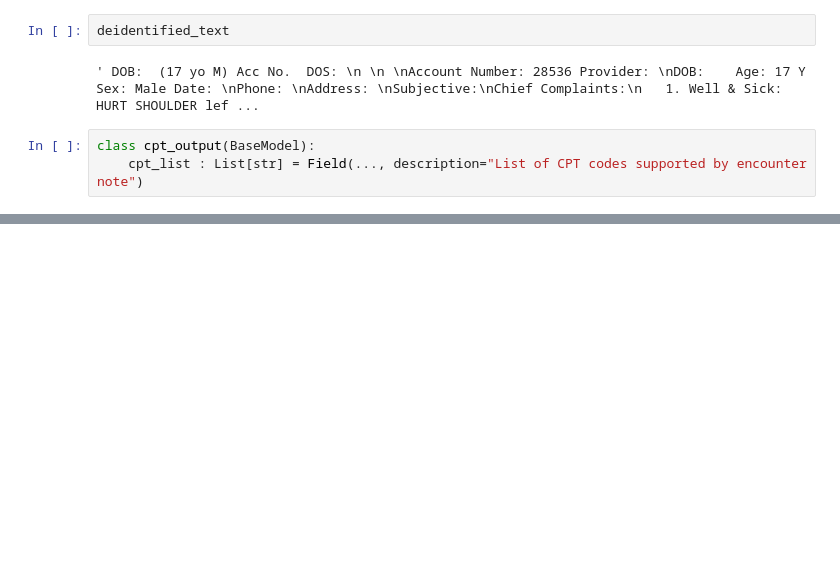
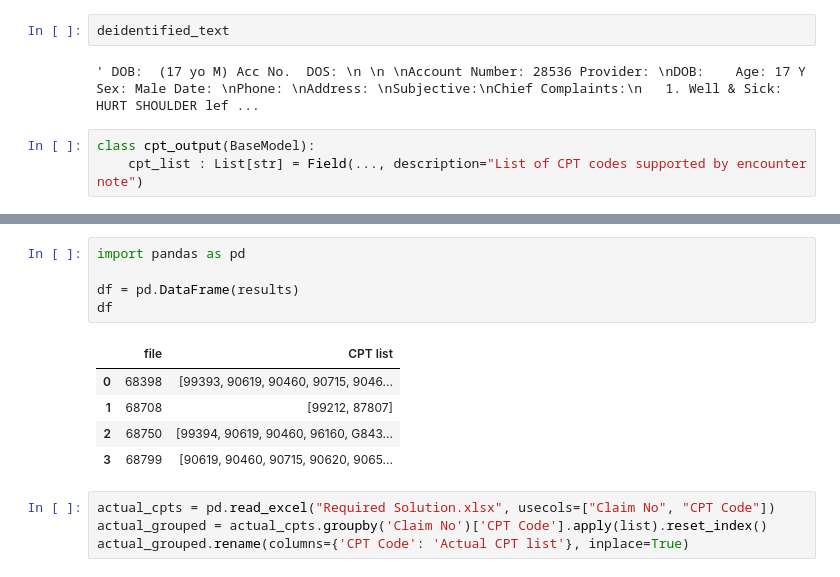
Before and after one commit to Im-Moazzam/PCOL, a Jupyter notebook: pcol_notebook.ipynb, the cells around one changed output, grey strips where cells are left out. Drawn from its saved outputs; the diff is of its cells as text; blank space fills up the shorter version.

```diff
--- a/pcol_notebook.ipynb
+++ b/pcol_notebook.ipynb
@@ -405,0 +444,15 @@ cpt_list=['99394', '90619', '90460', '96160', 'G8431', 'G9902']
+# %%
+import pandas as pd
+
+df = pd.DataFrame(results)
+df
+# %% [output]
+|  | file | CPT list |
+| 0 | 68398 | [99393, 90619, 90460, 90715, 9046... |
+| 1 | 68708 | [99212, 87807] |
+| 2 | 68750 | [99394, 90619, 90460, 96160, G843... |
+| 3 | 68799 | [90619, 90460, 90715, 90620, 9065... |
+# %%
+actual_cpts = pd.read_excel("Required Solution.xlsx", usecols=["Claim No", "CPT Code"])
+actual_grouped = actual_cpts.groupby('Claim No')['CPT Code'].apply(list).reset_index()
+actual_grouped.rename(columns={'CPT Code': 'Actual CPT list'}, inplace=True)
```
Also changed, not shown: parts of 9 cells of this notebook, 4 other files.
